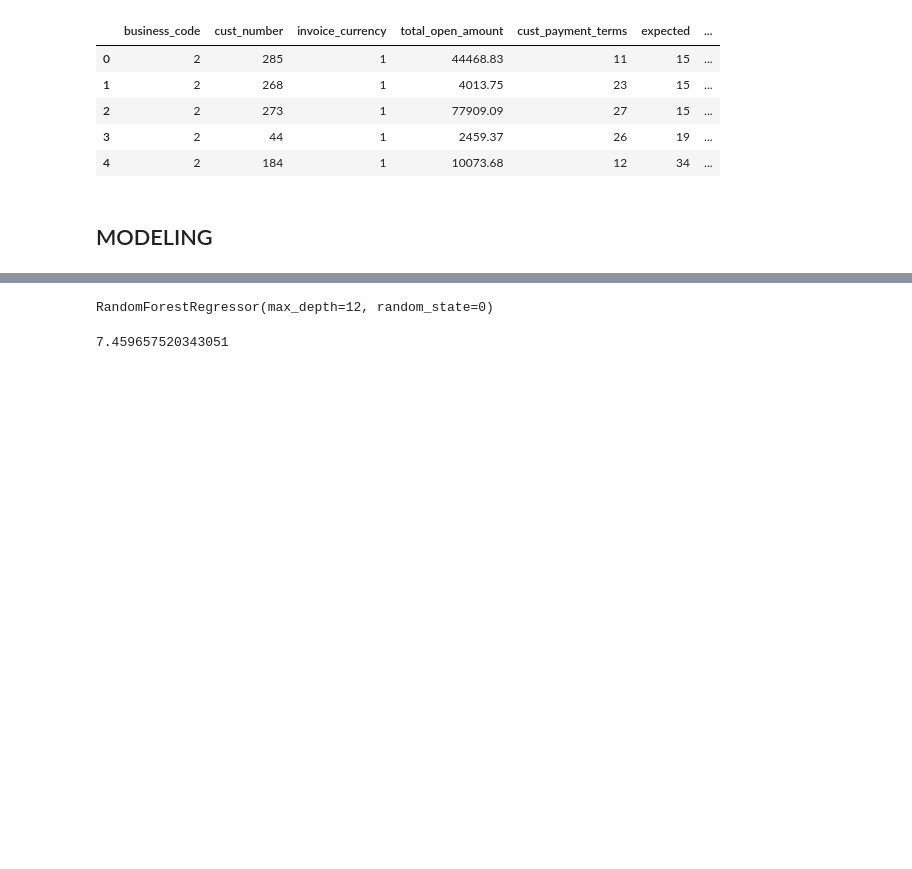
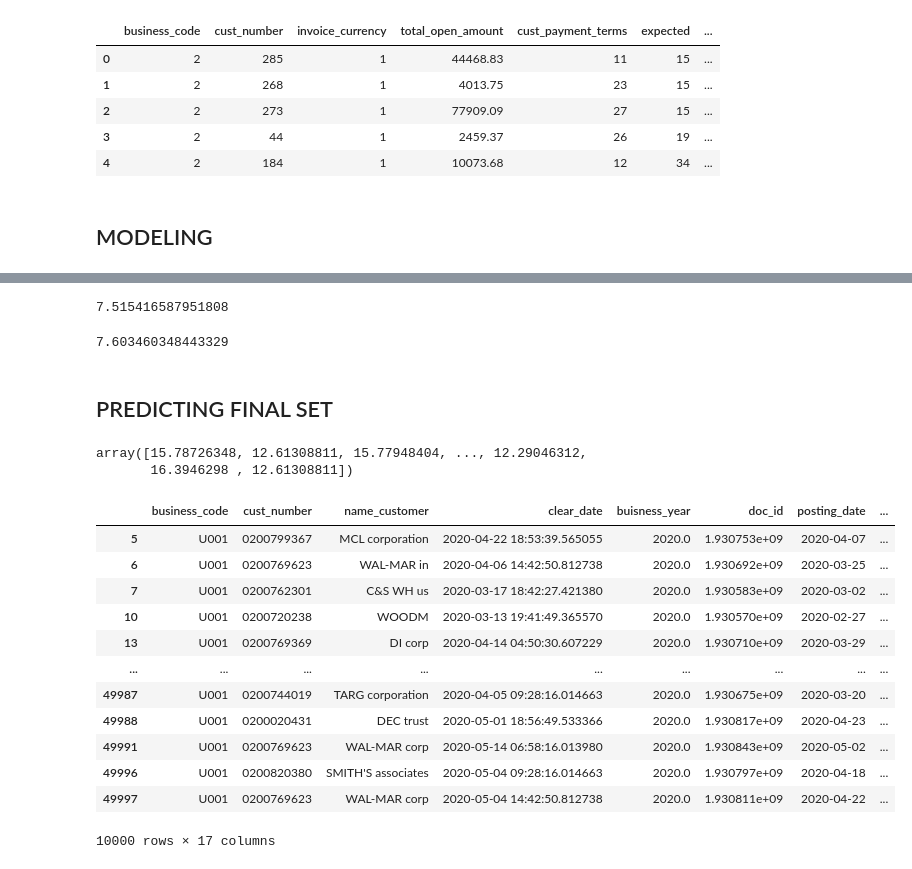
Before and after one commit to prateekkaistha/PaymentDatePrediction, a Jupyter notebook: Module1.1/vesion1.1.ipynb, the cells around one changed output, grey strips where cells are left out. Drawn from its saved outputs; the diff is of its cells as text; code cells hidden in the pictures; blank space fills up the shorter version.

```diff
--- a/Module1.1/vesion1.1.ipynb
+++ b/Module1.1/vesion1.1.ipynb
@@ -197,6 +216,7 @@ main_set.sort_values(by=['document_create_date'])
 # %%
 X = main_set.drop('target',axis=1)
 Y = main_set['target']
+final_test = final_test.drop('target',axis=1)
 # %%
 X_train,X_test,Y_train,Y_test = train_test_split(X,Y,test_size=0.2,random_state=0,shuffle = False)
 # %%
@@ -569,4 +600,6 @@ mean_squared_error(Y_test, y_predict, squared=False)
 # %%
-regressor = DecisionTreeRegressor(random_state=0 , max_depth=9)
+regressor = DecisionTreeRegressor(random_state=0 , max_depth=7)
 regressor.fit(X_main_train, Y_main_train)
+y_predict2 = regressor.predict(X_test)
+mean_squared_error(Y_test, y_predict2, squared=False)
 # %% [output]
@@ -580,5 +612,8 @@ mean_squared_error(Y_test, y_predict2, squared=False)
 # %%
-regr = RandomForestRegressor(max_depth=12, random_state=0)
+regr = RandomForestRegressor(max_depth=11, random_state=0)
 regr.fit(X_main_train, Y_main_train)
+
+y_predict3 = regr.predict(X_test)
+mean_squared_error(Y_test, y_predict3, squared=False)
 # %% [output]
-RandomForestRegressor(max_depth=12, random_state=0)
+7.515416587951808
@@ -587,4 +620,32 @@ y_predict3 = regr.predict(X_test)
-# %%
-mean_squared_error(Y_test, y_predict3, squared=False)
-# %% [output]
-7.459657520343051
+# %%
+y_val_predict = regr.predict(X_val)
+mean_squared_error(Y_val, y_val_predict, squared=False)
+# %% [output]
+7.603460348443329
+# %% [markdown]
+## PREDICTING FINAL SET
+# %%
+final_predictions = regr.predict(final_test)
+# final_test
+# %%
+final_predictions
+# %% [output]
+array([15.78726348, 12.61308811, 15.77948404, ..., 12.29046312,
+       16.3946298 , 12.61308811])
+# %%
+F['clear_date'] = F['posting_date'] + final_predictions*timedelta(days=1)
+F
+# %% [output]
+|  | business_code | cust_number | name_customer | clear_date | buisness_year | doc_id | posting_date | ... |
+| 5 | U001 | 0200799367 | MCL corporation | 2020-04-22 18:53:39.565055 | 2020.0 | 1.930753e+09 | 2020-04-07 | ... |
+| 6 | U001 | 0200769623 | WAL-MAR in | 2020-04-06 14:42:50.812738 | 2020.0 | 1.930692e+09 | 2020-03-25 | ... |
+| 7 | U001 | 0200762301 | C&S WH us | 2020-03-17 18:42:27.421380 | 2020.0 | 1.930583e+09 | 2020-03-02 | ... |
+| 10 | U001 | 0200720238 | WOODM | 2020-03-13 19:41:49.365570 | 2020.0 | 1.930570e+09 | 2020-02-27 | ... |
+| 13 | U001 | 0200769369 | DI corp | 2020-04-14 04:50:30.607229 | 2020.0 | 1.930710e+09 | 2020-03-29 | ... |
+| ... | ... | ... | ... | ... | ... | ... | ... | ... |
+| 49987 | U001 | 0200744019 | TARG corporation | 2020-04-05 09:28:16.014663 | 2020.0 | 1.930675e+09 | 2020-03-20 | ... |
+| 49988 | U001 | 0200020431 | DEC trust | 2020-05-01 18:56:49.533366 | 2020.0 | 1.930817e+09 | 2020-04-23 | ... |
+| 49991 | U001 | 0200769623 | WAL-MAR corp | 2020-05-14 06:58:16.013980 | 2020.0 | 1.930843e+09 | 2020-05-02 | ... |
+| 49996 | U001 | 0200820380 | SMITH'S associates | 2020-05-04 09:28:16.014663 | 2020.0 | 1.930797e+09 | 2020-04-18 | ... |
+| 49997 | U001 | 0200769623 | WAL-MAR corp | 2020-05-04 14:42:50.812738 | 2020.0 | 1.930811e+09 | 2020-04-22 | ... |
+10000 rows × 17 columns
```
Also changed, not shown: parts of 36 cells of this notebook.
